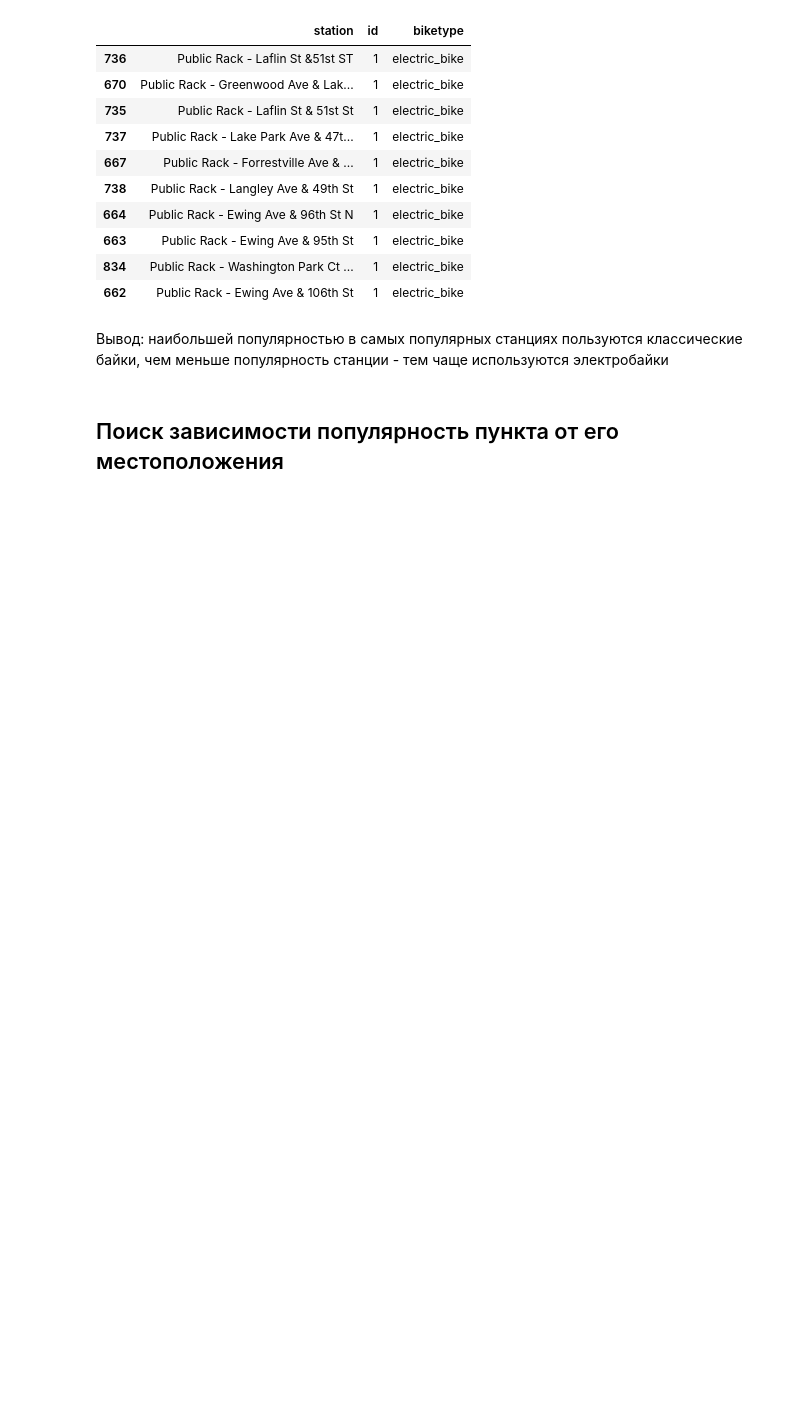
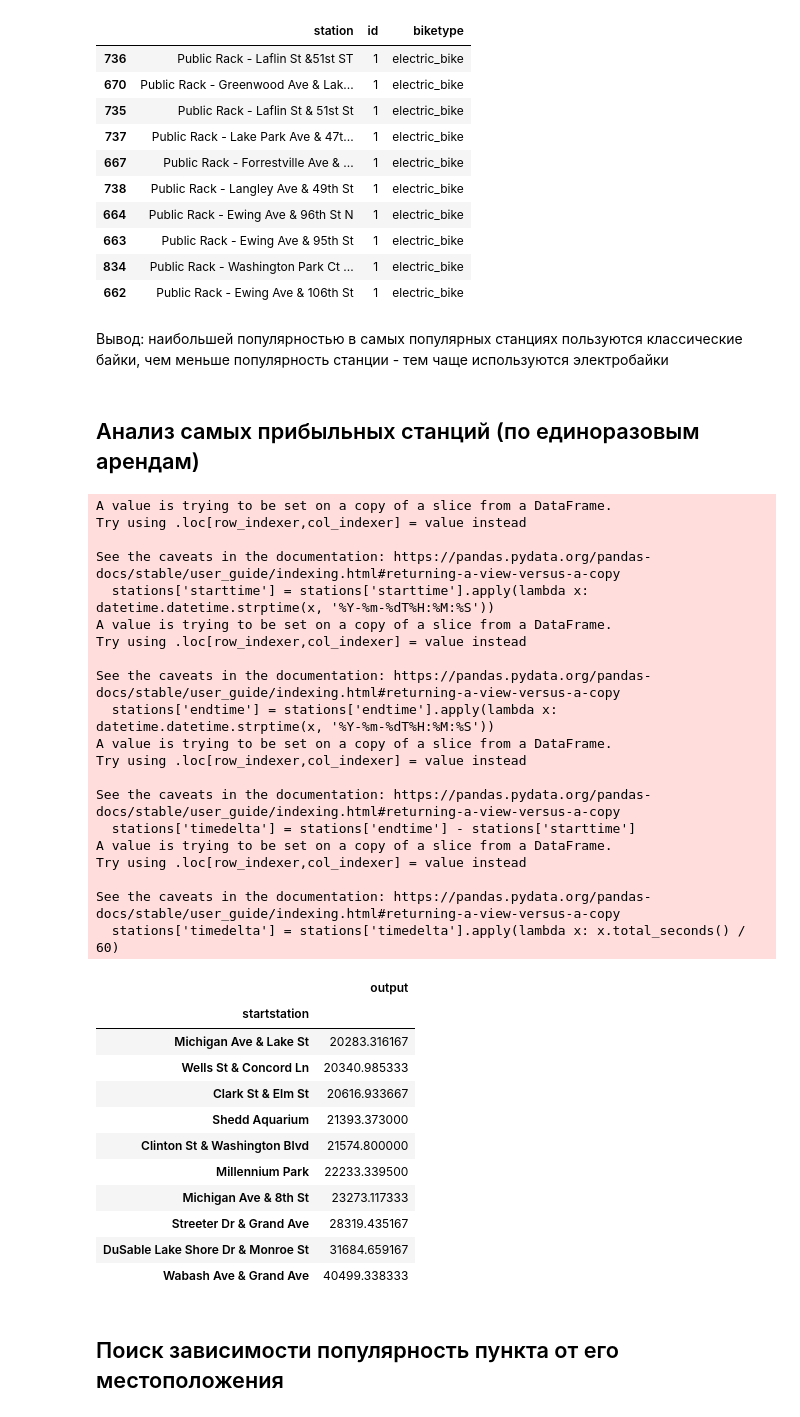
Before and after one commit to Konstantin-Kalug/yandex_bigdata_intensive, a Jupyter notebook: Stations.ipynb, the cells around one changed output. Saved outputs shown, nothing was run; the diff lists cells and outputs as text; code cells hidden in the pictures; blank space fills up the shorter version.

Commit message:
Добавлен рейтинг станций по доходам с единоразовым подспискам (2023)

```diff
--- a/Stations.ipynb
+++ b/Stations.ipynb
@@ -86,6 +87,56 @@ stations.sort_values(by=['id'])[:10]
 | 662 | Public Rack - Ewing Ave & 106th St | 1 | electric_bike |
 # %% [markdown]
 Вывод: наибольшей популярностью в самых популярных станциях пользуются классические байки, чем меньше популярность станции - тем чаще используются электробайки
+# %% [markdown]
+## Анализ самых прибыльных станций (по единоразовым арендам)
+# %%
+stations = df[['startstation', 'biketype', 'starttime', 'endtime']]
+stations['starttime'] = stations['starttime'].apply(lambda x: datetime.datetime.strptime(x, '%Y-%m-%dT%H:%M:%S'))
+stations['endtime'] = stations['endtime'].apply(lambda x: datetime.datetime.strptime(x, '%Y-%m-%dT%H:%M:%S'))
+stations['timedelta'] = stations['endtime'] - stations['starttime']
+stations['timedelta'] = stations['timedelta'].apply(lambda x: x.total_seconds() / 60)
+stations = stations[['startstation', 'biketype', 'timedelta']]
+ebikes = stations.loc[(stations['biketype'] == 'electric_bike') | (stations['biketype'] == 'docked_bike')][['startstation', 'timedelta']]
+bikes = stations[stations['biketype'] == 'classic_bike'][['startstation', 'timedelta']]
+ebikes['output'] = 1 + 0.42 * ebikes['timedelta']
+bikes['output'] = 1 + 0.17 * bikes['timedelta']
+ebikes = ebikes[['startstation', 'output']].groupby(by='startstation').sum()
+bikes = bikes[['startstation', 'output']].groupby(by='startstation').sum()
+res = pd.concat([bikes, ebikes]).groupby(by='startstation').sum()
+res.sort_values('output')[-10:]
+# %% [output]
+A value is trying to be set on a copy of a slice from a DataFrame.
+Try using .loc[row_indexer,col_indexer] = value instead
+
+See the caveats in the documentation: https://pandas.pydata.org/pandas-docs/stable/user_guide/indexing.html#returning-a-view-versus-a-copy
+  stations['starttime'] = stations['starttime'].apply(lambda x: datetime.datetime.strptime(x, '%Y-%m-%dT%H:%M:%S'))
+A value is trying to be set on a copy of a slice from a DataFrame.
+Try using .loc[row_indexer,col_indexer] = value instead
+
+See the caveats in the documentation: https://pandas.pydata.org/pandas-docs/stable/user_guide/indexing.html#returning-a-view-versus-a-copy
+  stations['endtime'] = stations['endtime'].apply(lambda x: datetime.datetime.strptime(x, '%Y-%m-%dT%H:%M:%S'))
+A value is trying to be set on a copy of a slice from a DataFrame.
+Try using .loc[row_indexer,col_indexer] = value instead
+
+See the caveats in the documentation: https://pandas.pydata.org/pandas-docs/stable/user_guide/indexing.html#returning-a-view-versus-a-copy
+  stations['timedelta'] = stations['endtime'] - stations['starttime']
+A value is trying to be set on a copy of a slice from a DataFrame.
+Try using .loc[row_indexer,col_indexer] = value instead
+
+See the caveats in the documentation: https://pandas.pydata.org/pandas-docs/stable/user_guide/indexing.html#returning-a-view-versus-a-copy
+  stations['timedelta'] = stations['timedelta'].apply(lambda x: x.total_seconds() / 60)
+|  | output |
+| startstation |  |
+| Michigan Ave & Lake St | 20283.316167 |
+| Wells St & Concord Ln | 20340.985333 |
+| Clark St & Elm St | 20616.933667 |
+| Shedd Aquarium | 21393.373000 |
+| Clinton St & Washington Blvd | 21574.800000 |
+| Millennium Park | 22233.339500 |
+| Michigan Ave & 8th St | 23273.117333 |
+| Streeter Dr & Grand Ave | 28319.435167 |
+| DuSable Lake Shore Dr & Monroe St | 31684.659167 |
+| Wabash Ave & Grand Ave | 40499.338333 |
 # %% [markdown]
 ## Поиск зависимости популярность пункта от его местоположения
 # %%
```
Also changed, not shown: parts of 2 cells of this notebook.
